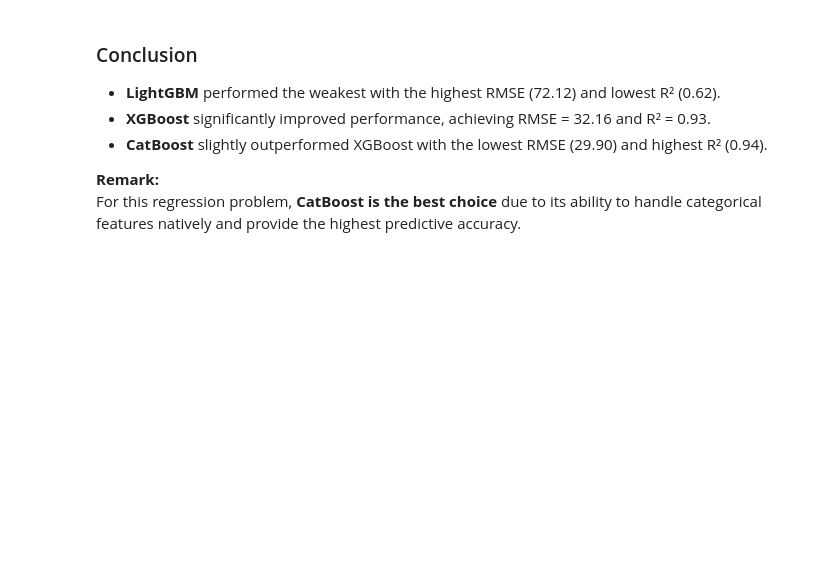
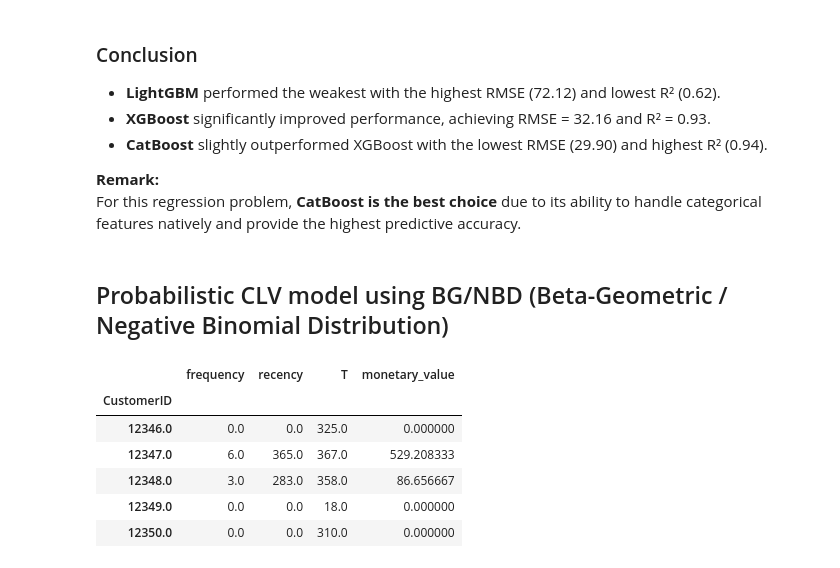
Before and after one commit to NadaManai/Customer-Lifetime-Value-Prediction-Segmentation-for-E-commerce, a Jupyter notebook: CLV prediction and customer segmentation/CLV prediction (Supervised ML models).ipynb, the cells around one changed output. Cells and saved outputs as stored; diff of their text form; code cells hidden in the pictures; blank space fills up the shorter version.

```diff
--- a/CLV prediction and customer segmentation/Customer Lifetime Value (CLV) prediction.ipynb
+++ b/CLV prediction and customer segmentation/CLV prediction (Supervised ML models).ipynb
@@ -529,3 +529,5 @@ plt.show()
 
 **Remark:**
 For this regression problem, **CatBoost is the best choice** due to its ability to handle categorical features natively and provide the highest predictive accuracy.
+# %% [markdown]
+## Probabilistic CLV model using BG/NBD (Beta-Geometric / Negative Binomial Distribution)
@@ -531,0 +537,20 @@ For this regression problem, **CatBoost is the best choice** due to its ability
+# %%
+from lifetimes.utils import summary_data_from_transaction_data
+
+clv_summary = summary_data_from_transaction_data(
+    transactions=data,
+    customer_id_col='CustomerID',
+    datetime_col='InvoiceDate',
+    monetary_value_col='TotalPrice',
+    observation_period_end=data['InvoiceDate'].max()
+)
+
+clv_summary.head()
+# %% [output]
+|  | frequency | recency | T | monetary_value |
+| CustomerID |  |  |  |  |
+| 12346.0 | 0.0 | 0.0 | 325.0 | 0.000000 |
+| 12347.0 | 6.0 | 365.0 | 367.0 | 529.208333 |
+| 12348.0 | 3.0 | 283.0 | 358.0 | 86.656667 |
+| 12349.0 | 0.0 | 0.0 | 18.0 | 0.000000 |
+| 12350.0 | 0.0 | 0.0 | 310.0 | 0.000000 |
```
Also changed, not shown: parts of 10 cells of this notebook, 1 other file.
